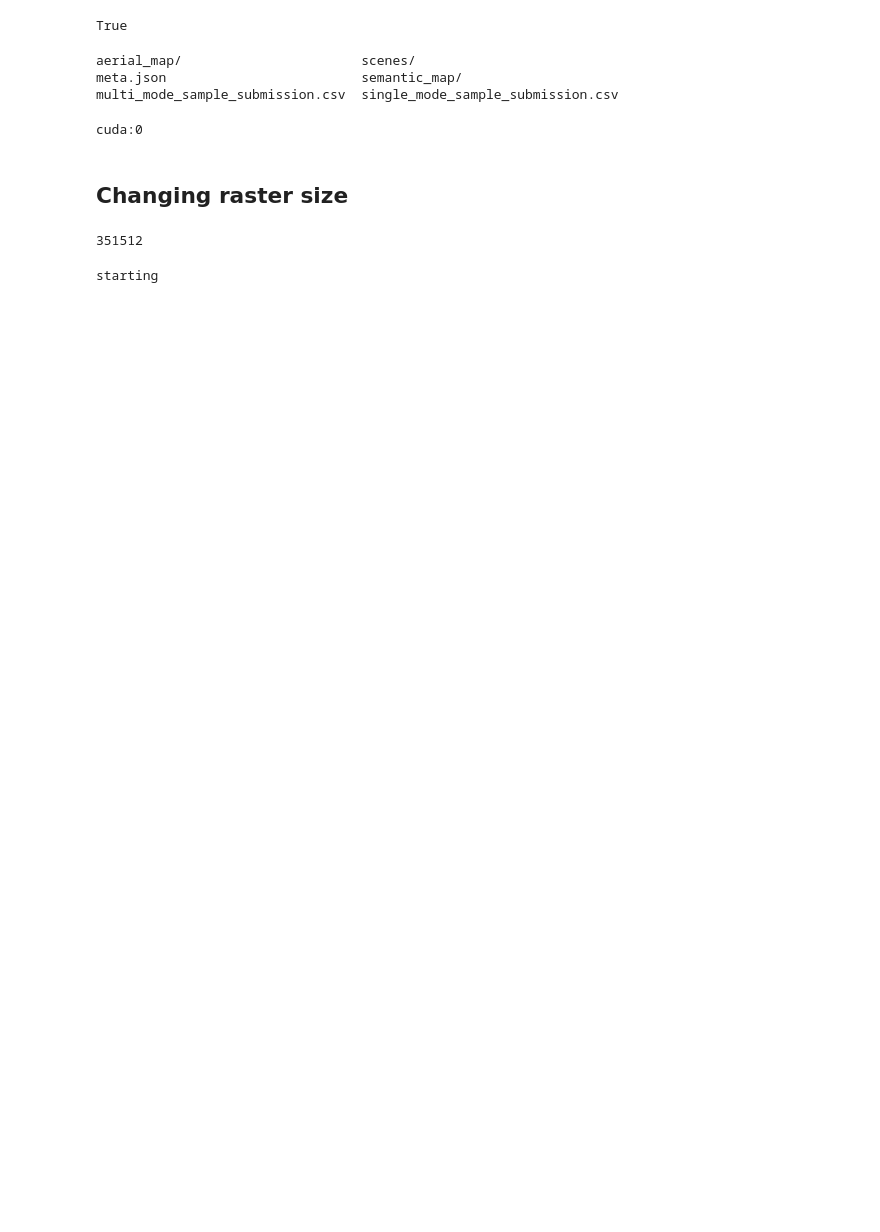
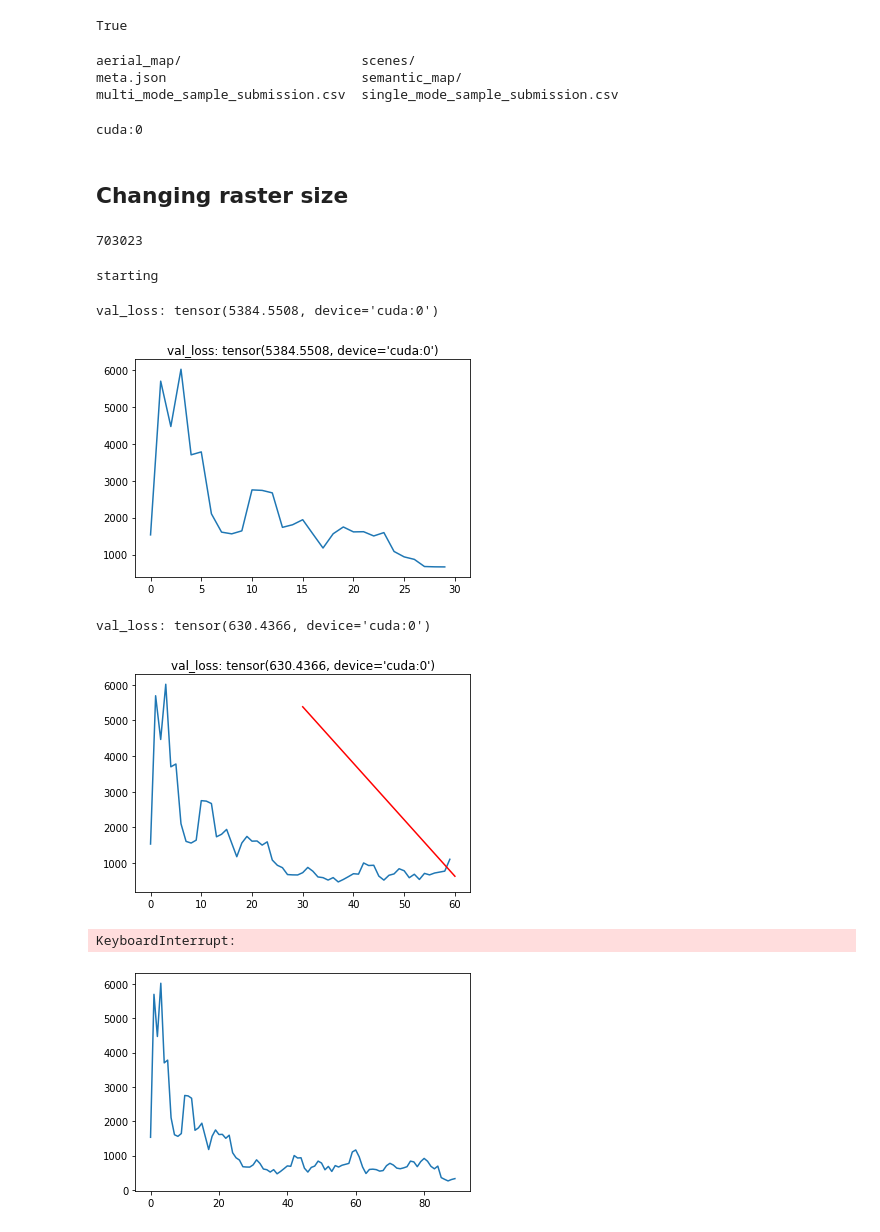
Before and after one commit to bakshienator77/AV_motion_prediction, a Jupyter notebook: trainingnotebook.ipynb, the cells around one changed output. Drawn from its saved outputs; the diff is of its cells as text; code cells hidden in the pictures; blank space fills up the shorter version.

Commit message:
reduced batch_sizes(mem error due to inc history) by half and doubled val_len, plot_freq and smoothing

```diff
--- a/trainingnotebook.ipynb
+++ b/trainingnotebook.ipynb
@@ -76,7 +76,7 @@ cfg = {
 
     'train_data_loader': {
         'key': 'scenes/train.zarr',
-        'batch_size': 64,
+        'batch_size': 32,
         'shuffle': True,
         'num_workers': 4
     },
@@ -85,7 +85,7 @@ cfg = {
         'key': 'scenes/validate.zarr',
         'batch_size': 16,
         'shuffle': True,
-        'num_workers': 4
+        'num_workers': 2
     }
 
 }
@@ -294,7 +294,7 @@ def batch_transform_points(points: torch.Tensor, transf_matrix: torch.Tensor) ->
 # %%
 len(train_dataloader)
 # %% [output]
-351512
+703023
 # %%
 # model_state = torch.load("models/resnet_18_0.5690epoch_steps_vast_ai_oct_16_2020.pth")
 # %%
@@ -360,9 +360,9 @@ for iter_ind in progress_bar:
     loss.backward()
     optimizer.step()
 
-    plot_freq = 3000
-    smoothing = 2000
-    val_len = 1000
+    plot_freq = 6000
+    smoothing = 4000
+    val_len = 2000
 
     if iter_ind % plot_freq == 0 and iter_ind != 0:
 #         plt.plot(outputs)
@@ -380,33 +380,39 @@ for iter_ind in progress_bar:
 #                 val_target_availabilities = val_data["target_availabilities"].unsqueeze(-1).to(device) # MSE
                 val_target_availabilities = val_data["target_availabilities"].to(device)
                 val_targets = val_data["target_positions"].to(device)
 #                 val_targets = batch_transform_points(val_data["target_positions"].float().to(device), val_data["raster_from_agent"].float().to(device))
                 val_outputs = model(val_inputs).reshape(val_targets.shape)
 #                 val_loss = criterion(val_outputs, val_targets)
                 val_loss = criterion(val_targets, val_outputs.reshape((val_outputs.shape[0], 1, val_outputs.shape[1], val_outputs.shape[2])), Tensor(np.ones((val_outputs.shape[0], 1))).to(device), val_target_availabilities)
 
                 # not all the output steps are valid, but we can filter them out from the loss using availabilities
 #                 val_loss = val_loss * val_target_availabilities # MSE
 #                 val_loss = val_loss.mean()   # MSE
                 val_loss_list.append(val_loss)
 
 
         vlm = sum(val_loss_list)/len(val_loss_list)
         losses_val.append(vlm.cpu().detach().numpy())
         print('val_loss:', vlm)
         plt.plot(range(plot_freq,iter_ind+1, plot_freq), losses_val, color="red")
         plt.title('val_loss: ' + str(vlm))
         torch.save(model.state_dict(), 'models/resnet_18_{:4.4f}epoch_steps_vast_ai_nov_1_2020.pth'.format(100*iter_ind/len(train_dataloader)))
         plt.savefig("models/resnet_18_{:4.4f}epoch_steps_vast_ai_nov_1_2020.jpg".format(100*iter_ind/len(train_dataloader)))
         plt.show()
 
 
     losses_train.append(loss.item())
     progress_bar.set_description(f"loss: {loss.item()} loss(avg): {np.mean(losses_train)}")
 
 # iter_ind
 # %% [output]
 starting
+val_loss: tensor(5384.5508, device='cuda:0')
+[figure, added]
+val_loss: tensor(630.4366, device='cuda:0')
+[figure, added]
+KeyboardInterrupt:
+[figure, added]
 # %%
 # torch.save(model.state_dict(), f'resnet_18_1epoch_steps_vast_ai_oct_11_2020.pth')
 # %%
```
